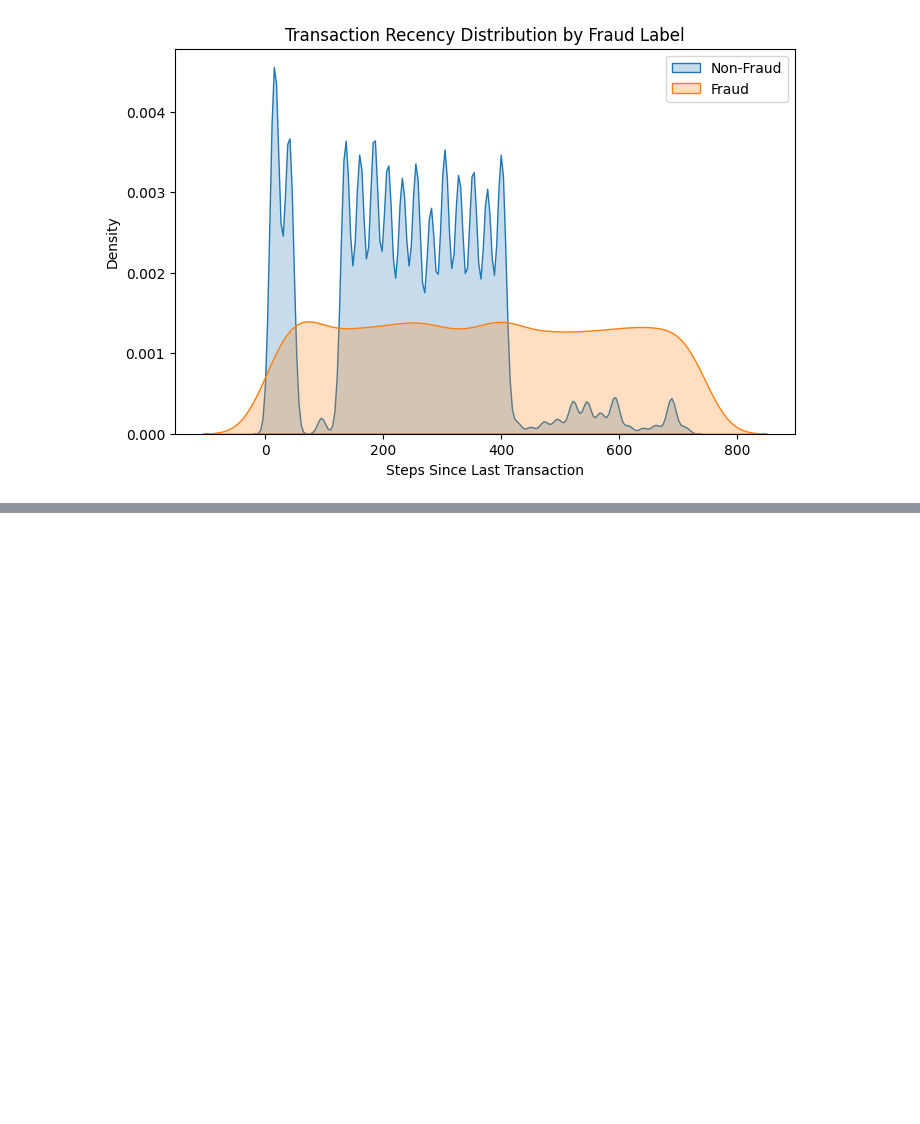
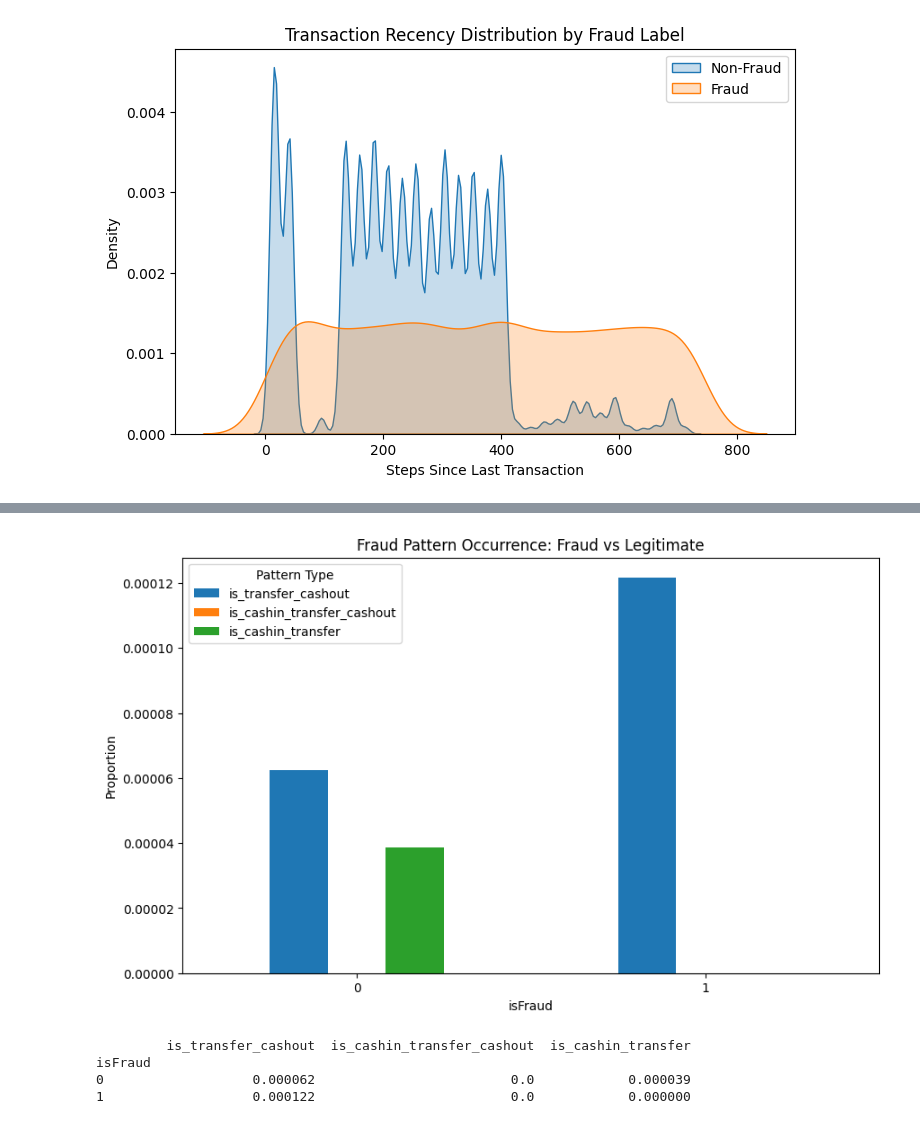
Before and after one commit to jl5045/DSA4263, a Jupyter notebook: notebooks/Feature Engineering.ipynb, the cells around one changed output, grey strips where cells are left out. Cells and saved outputs as stored; diff of their text form; code cells hidden in the pictures; blank space fills up the shorter version.

```diff
--- a/notebooks/Feature Engineering.ipynb
+++ b/notebooks/Feature Engineering.ipynb
@@ -211,8 +211,3 @@ plt.legend()
 plt.show()
 # %% [output]
 [figure]
-# %%
-df['rollingRecencyMean'] = (
-    df.groupby('nameOrig')['transactionRecency']
-      .transform(lambda x: x.rolling(window=3, min_periods=1).mean())
-)
@@ -218,0 +291,22 @@ df['rollingRecencyMean'] = (
+# %%
+df = df_with_sequences
+
+# Analyze fraud patterns in your data
+fraud_patterns = df[df['isFraud'] == 1].groupby('transaction_sequence').size().sort_values(ascending=False)
+legit_patterns = df[df['isFraud'] == 0].groupby('transaction_sequence').size().sort_values(ascending=False)
+
+print("Top 10 Fraud Sequences:")
+print(fraud_patterns.head(10))
+
+print("\nTop 10 Legitimate Sequences:")
+print(legit_patterns.head(10))
+
+# Calculate fraud rate by sequence
+sequence_fraud_rate = df.groupby('transaction_sequence').agg({
+    'isFraud': ['sum', 'count', 'mean']
+}).round(4)
+sequence_fraud_rate.columns = ['fraud_count', 'total_count', 'fraud_rate']
+sequence_fraud_rate = sequence_fraud_rate.sort_values('fraud_rate', ascending=False)
+
+print("\nSequences with highest fraud rates:")
+print(sequence_fraud_rate.head(15))
@@ -218,0 +331,24 @@ df['rollingRecencyMean'] = (
+# %%
+# Compare transaction patterns between fraud and legitimate users
+import matplotlib.pyplot as plt
+import seaborn as sns
+
+# Fraud pattern flags comparison
+pattern_comparison = df.groupby('isFraud')[
+    ['is_transfer_cashout', 'is_cashin_transfer_cashout', 'is_cashin_transfer']
+].mean()
+
+pattern_comparison.plot(kind='bar', figsize=(10, 6))
+plt.title('Fraud Pattern Occurrence: Fraud vs Legitimate')
+plt.ylabel('Proportion')
+plt.xticks(rotation=0)
+plt.legend(title='Pattern Type')
+plt.show()
+
+print(pattern_comparison)
+# %% [output]
+[figure, added]
+         is_transfer_cashout  is_cashin_transfer_cashout  is_cashin_transfer
+isFraud
+0                   0.000062                         0.0            0.000039
+1                   0.000122                         0.0            0.000000
```
Also changed, not shown: parts of 13 cells of this notebook, 1 other file.
